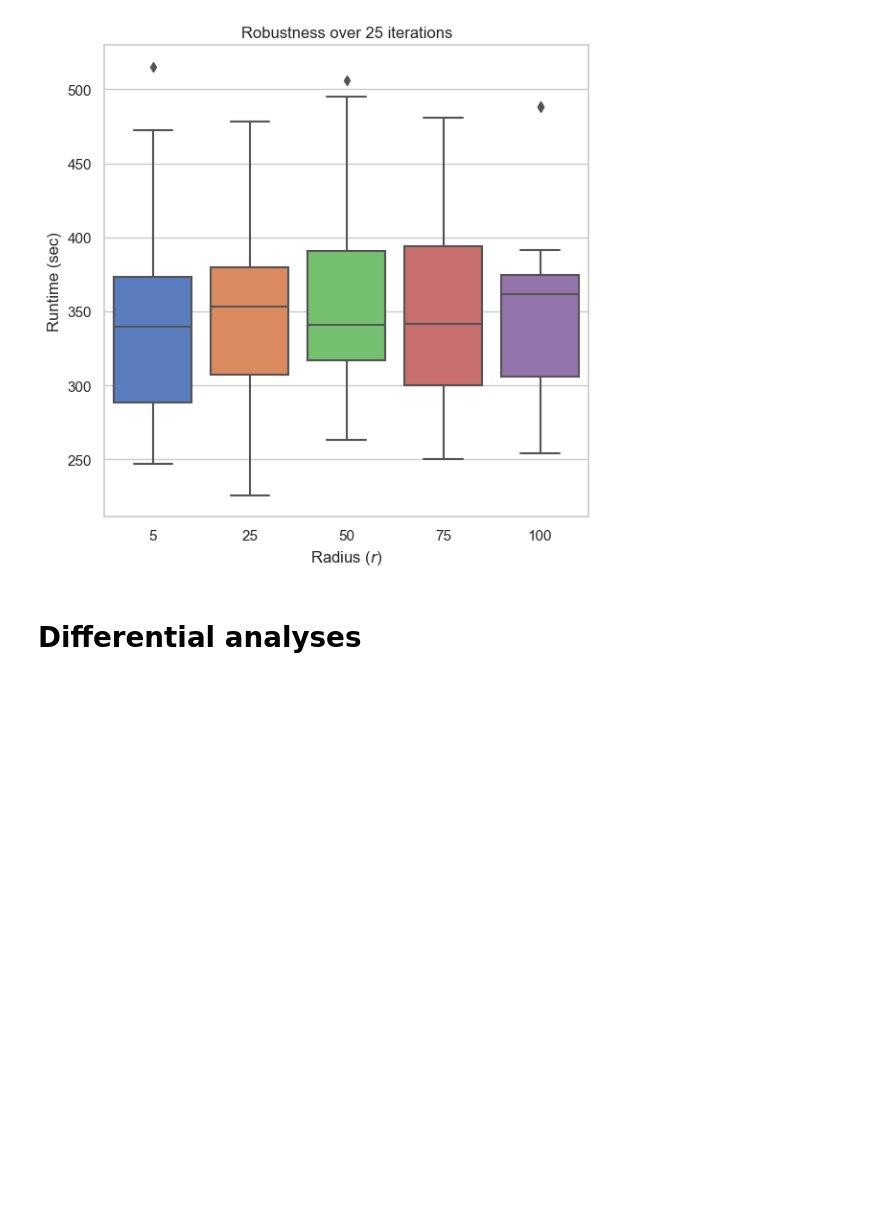
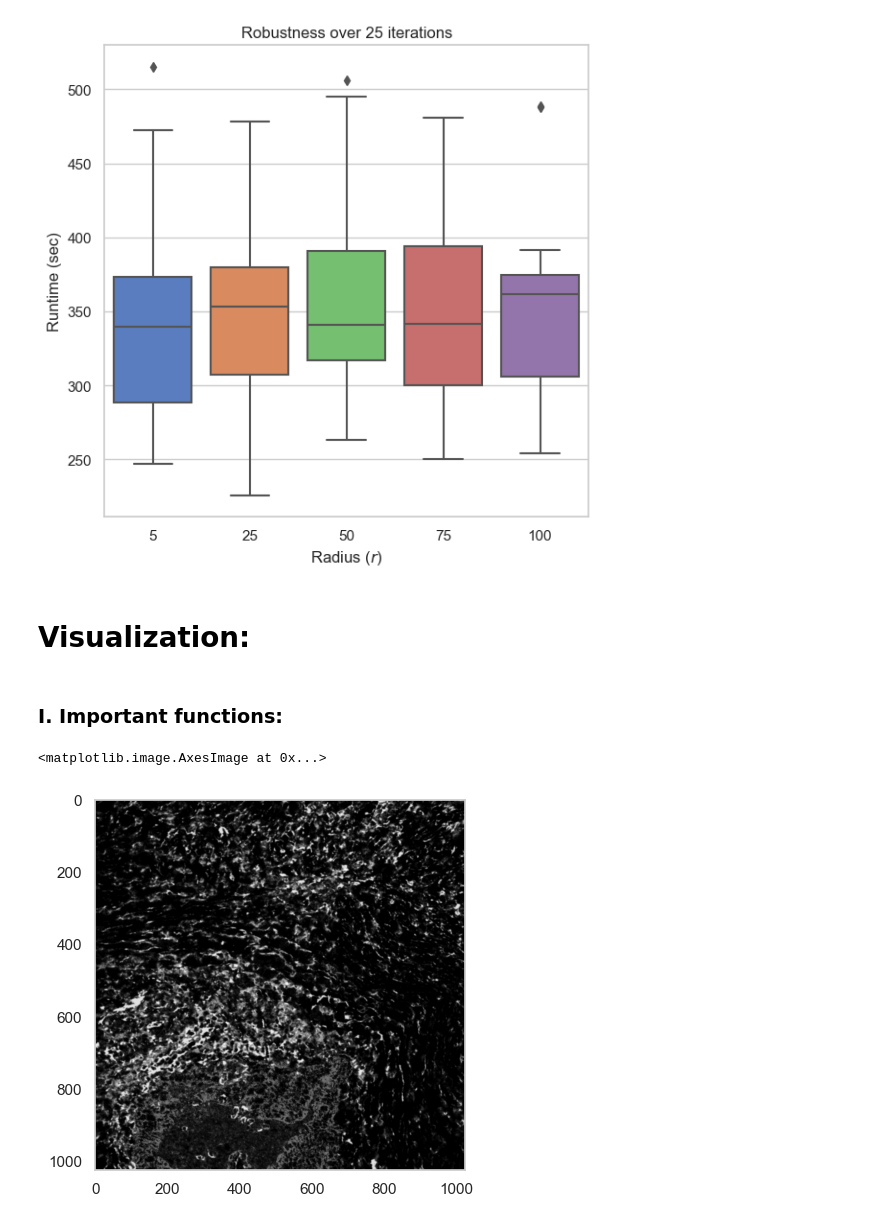
Before and after one commit to bionetslab/SHouT, a Jupyter notebook: tutorial.ipynb, the cells around one changed output. Cells and saved outputs as stored; diff of their text form; code cells hidden in the pictures; blank space fills up the shorter version.

```diff
--- a/tutorial.ipynb
+++ b/tutorial.ipynb
@@ -145,3 +150,11 @@ import pickle
 # ---
 with open('tutorial_notebook_mibitof_data.pkl', 'wb') as f:
     pickle.dump([mibitof, runtimes_mibitof, runtimes_df_mibitof, df_melted_mibitof], f)
+# %%
+import numpy as np
+import matplotlib.pyplot as plt
+from IPython.display import set_matplotlib_formats
+import seaborn as sns
+sns.set_theme(style="whitegrid", palette="muted")
+from PIL import Image
+import matplotlib.image as mpimg
@@ -220,5 +237,23 @@ df_melted_seqfish=df_melted.copy()
 # %%
 with open('tutorial_notebook_seqfish_data.pkl', 'wb') as f:
     pickle.dump([seqfish, runtimes_seqfish, runtimes_df_seqfish, df_melted_seqfish], f)
-# %% [markdown]
-# Differential analyses
+# %% [markdown]
+# Visualization:
+# %% [markdown]
+### I. Important functions:
+# %%
+def rgb2gray(rgb):
+    return np.dot(rgb[...,:3], [0.299, 0.587, 0.144])
+    # # r, g, b = rgb[:,:,0], rgb[:,:,1], rgb[:,:,2]
+    # # gray = 0.2989 * r + 0.5870 * g + 0.1140 * b
+    # # return gray
+# %%
+gray_img = rgb2gray(mibitof.uns['spatial']['point16']['images']['hires'])
+# plt.imshow(img_gray, cmap=plt.get_cmap('gray'))
+# plt.show()
+
+plt.imshow(gray_img, cmap=plt.cm.gray)
+# plt.imshow()
+# %% [output]
+<matplotlib.image.AxesImage at 0x...>
+[figure, added]
```
Also changed, not shown: parts of 8 cells of this notebook.
